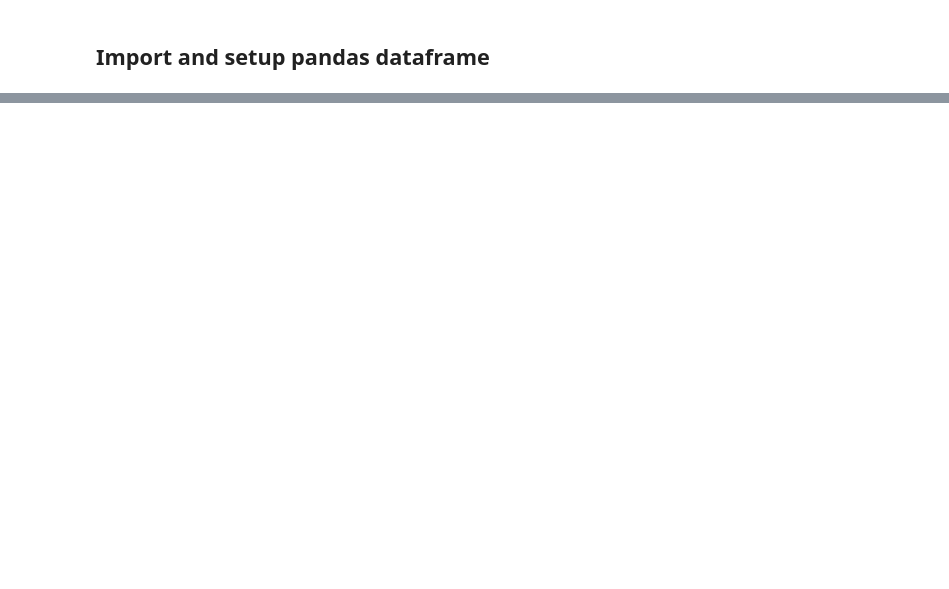
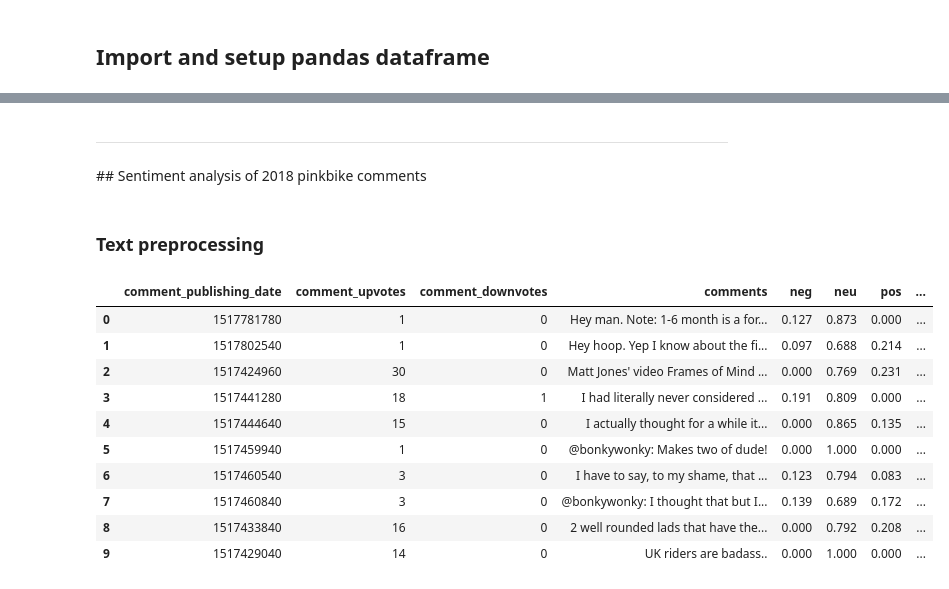
Before and after one commit to sandromatter/WS-ACA, a Jupyter notebook: pinkbike_analysis/pinkbike_sentiment_analysis.ipynb, the cells around one changed output, grey strips where cells are left out. Drawn from its saved outputs; the diff is of its cells as text; code cells hidden in the pictures; blank space fills up the shorter version.

```diff
--- a/pinkbike_analysis/pinkbike_sentiment_analysis.ipynb
+++ b/pinkbike_analysis/pinkbike_sentiment_analysis.ipynb
@@ -173,0 +195,80 @@ result.plot(kind='bar', rot=0, color=['plum','cyan']);
+# %% [markdown]
+----
+# %% [markdown]
+## Sentiment analysis of 2018 pinkbike comments
+# %%
+# Read in data and display first 10 rows
+pd.set_option("display.max_colwidth", 10000)
+df = pd.read_csv('src/2018_pinkbike_comments.csv')
+df.drop("id", axis = 1, inplace = True)
+df.dropna(axis = 0, inplace = True)
+df = df.loc[:, ["comment_publishing_date", "comment_upvotes", "comment_downvotes", "comment_content"]]
+# %% [markdown]
+### Text preprocessing
+# %%
+# Expanding shortforms
+df["no_contract"] = df['comment_content'].apply(lambda x: [contractions.fix(word) for word in x.split()])
+df["comment_content_str"] = [' '.join(map(str, l)) for l in df['no_contract']]
+
+
+# Detect language and delete non-english comments
+
+pretrained_model = "src/lid.176.bin"
+model = fasttext.load_model(pretrained_model)
+langs = []
+
+for sent in df["comment_content_str"]:
+    lang = model.predict(sent)[0]
+    langs.append(str(lang)[11:13])
+df["langs"] = langs
+
+new_df = df[~df["langs"].str.contains("en", na = False)]
+
+    ## Get indexes of foreign languages
+indexNames = new_df.index
+
+    ## Delete these row indexes from dataFrame
+df.drop(indexNames , inplace = True)
+
+
+# Remove URLs
+df['no_url'] = df['comment_content_str'].replace(r'http\S+', '', regex = True).replace(r'www\S+', '', regex = True)
+
+
+# Clear table
+delete_columns = ["comment_content", "no_contract", "comment_content_str", "langs"]
+df.drop(delete_columns, inplace = True, axis = 1)
+df.rename(columns = {"no_url": "comments"}, inplace = True)
+
+
+# Vader sentiment analysis
+    ## Generating sentiment for all the sentence present in the dataset
+emptyline=[]
+
+for row in df["comments"]:
+    vs = analyzer.polarity_scores(row)
+    emptyline.append(vs)
+
+    ## Creating new dataframe with sentiments
+df_sentiments = pd.DataFrame(emptyline)
+
+
+    ## Merging the sentiments back to reviews dataframe
+df = pd.concat([df.reset_index(drop = True), df_sentiments], axis = 1)
+
+    ## Convert scores into positive and negetive sentiments using some threshold
+df['sentiment'] = np.where(df['compound'] >= 0 , 'Positive','Negative')
+
+df.head(10)
+# %% [output]
+|  | comment_publishing_date | comment_upvotes | comment_downvotes | comments | neg | neu | pos | ... |
+| 0 | 1517781780 | 1 | 0 | Hey man. Note: 1-6 month is a for... | 0.127 | 0.873 | 0.000 | ... |
+| 1 | 1517802540 | 1 | 0 | Hey hoop. Yep I know about the fi... | 0.097 | 0.688 | 0.214 | ... |
+| 2 | 1517424960 | 30 | 0 | Matt Jones' video Frames of Mind ... | 0.000 | 0.769 | 0.231 | ... |
+| 3 | 1517441280 | 18 | 1 | I had literally never considered ... | 0.191 | 0.809 | 0.000 | ... |
+| 4 | 1517444640 | 15 | 0 | I actually thought for a while it... | 0.000 | 0.865 | 0.135 | ... |
+| 5 | 1517459940 | 1 | 0 | @bonkywonky: Makes two of dude! | 0.000 | 1.000 | 0.000 | ... |
+| 6 | 1517460540 | 3 | 0 | I have to say, to my shame, that ... | 0.123 | 0.794 | 0.083 | ... |
+| 7 | 1517460840 | 3 | 0 | @bonkywonky: I thought that but I... | 0.139 | 0.689 | 0.172 | ... |
+| 8 | 1517433840 | 16 | 0 | 2 well rounded lads that have the... | 0.000 | 0.792 | 0.208 | ... |
+| 9 | 1517429040 | 14 | 0 | UK riders are badass.. | 0.000 | 1.000 | 0.000 | ... |
```
Also changed, not shown: parts of 40 cells of this notebook, 8 other files.
